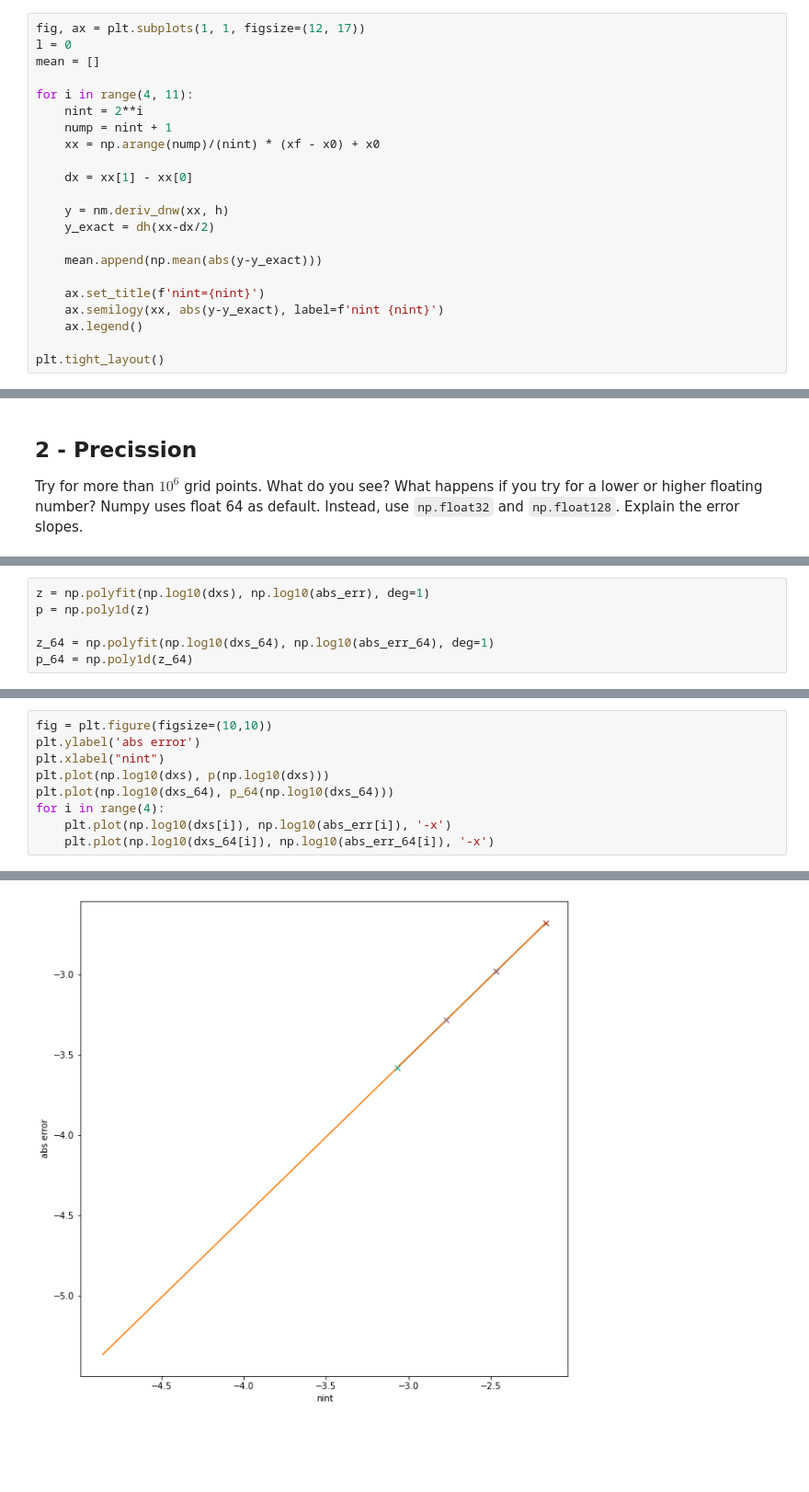
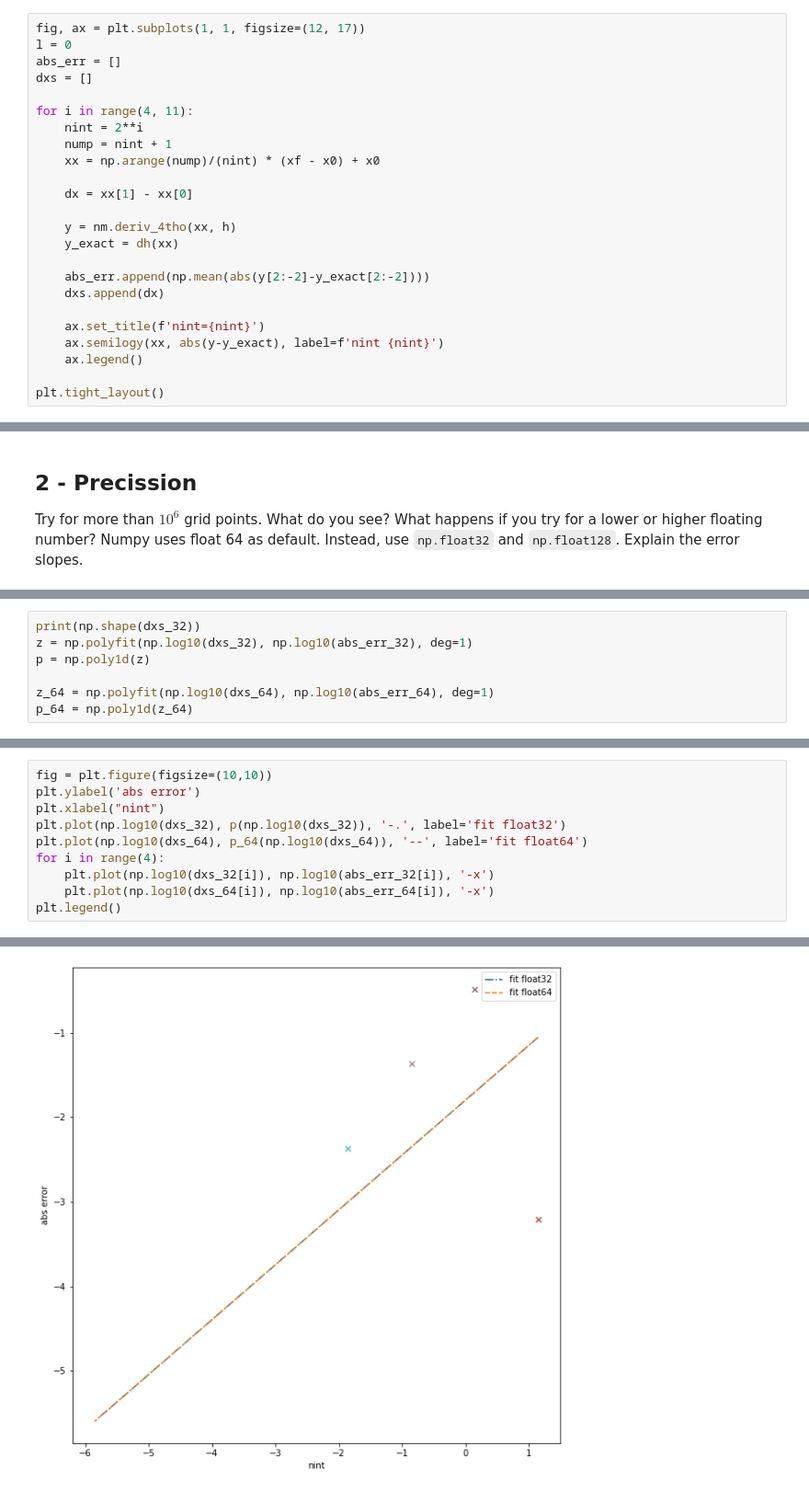
Before and after one commit to christopheblomsen/AST5110, a Jupyter notebook: ex_1b_v1.5.ipynb, the cells around one changed output, grey strips where cells are left out. Shown: that part at 92% size. Drawn from its saved outputs; the diff is of its cells as text; blank space fills up the shorter version.

```diff
--- a/ex_1b_v1.5.ipynb
+++ b/ex_1b_v1.5.ipynb
@@ -49,7 +49,8 @@ plt.plot(xx, dh(xx))
 # %%
 fig, ax = plt.subplots(1, 1, figsize=(12, 17))
 l = 0
-mean = []
+abs_err = []
+dxs = []
 
 for i in range(4, 11):
     nint = 2**i
@@ -58,10 +59,11 @@ for i in range(4, 11):
 
     dx = xx[1] - xx[0]
 
-    y = nm.deriv_dnw(xx, h)
-    y_exact = dh(xx-dx/2)
+    y = nm.deriv_4tho(xx, h)
+    y_exact = dh(xx)
 
-    mean.append(np.mean(abs(y-y_exact)))
+    abs_err.append(np.mean(abs(y[2:-2]-y_exact[2:-2])))
+    dxs.append(dx)
 
     ax.set_title(f'nint={nint}')
     ax.semilogy(xx, abs(y-y_exact), label=f'nint {nint}')
@@ -123,5 +142,6 @@ plt.tight_layout()
 # %%
-z = np.polyfit(np.log10(dxs), np.log10(abs_err), deg=1)
+print(np.shape(dxs_32))
+z = np.polyfit(np.log10(dxs_32), np.log10(abs_err_32), deg=1)
 p = np.poly1d(z)
 
 z_64 = np.polyfit(np.log10(dxs_64), np.log10(abs_err_64), deg=1)
@@ -130,9 +152,10 @@ p_64 = np.poly1d(z_64)
 fig = plt.figure(figsize=(10,10))
 plt.ylabel('abs error')
 plt.xlabel("nint")
-plt.plot(np.log10(dxs), p(np.log10(dxs)))
-plt.plot(np.log10(dxs_64), p_64(np.log10(dxs_64)))
+plt.plot(np.log10(dxs_32), p(np.log10(dxs_32)), '-.', label='fit float32')
+plt.plot(np.log10(dxs_64), p_64(np.log10(dxs_64)), '--', label='fit float64')
 for i in range(4):
-    plt.plot(np.log10(dxs[i]), np.log10(abs_err[i]), '-x')
+    plt.plot(np.log10(dxs_32[i]), np.log10(abs_err_32[i]), '-x')
     plt.plot(np.log10(dxs_64[i]), np.log10(abs_err_64[i]), '-x')
+plt.legend()
 # %% [output]
@@ -139 +163 @@ for i in range(4):
-[figure, old version]
+[figure, new version]
```
Also changed, not shown: parts of 6 cells of this notebook.
